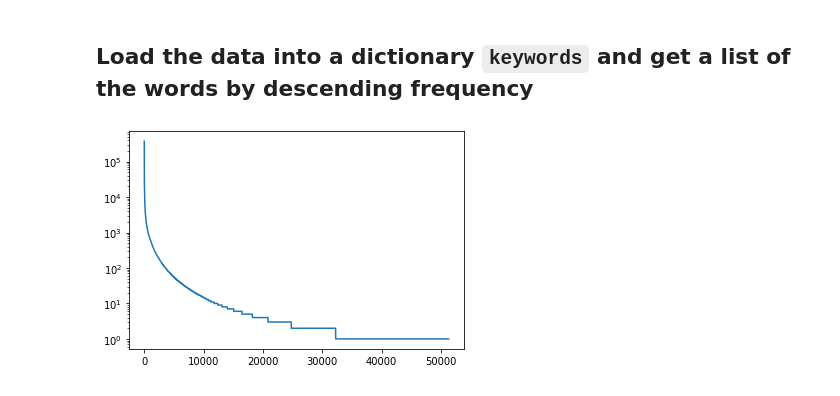
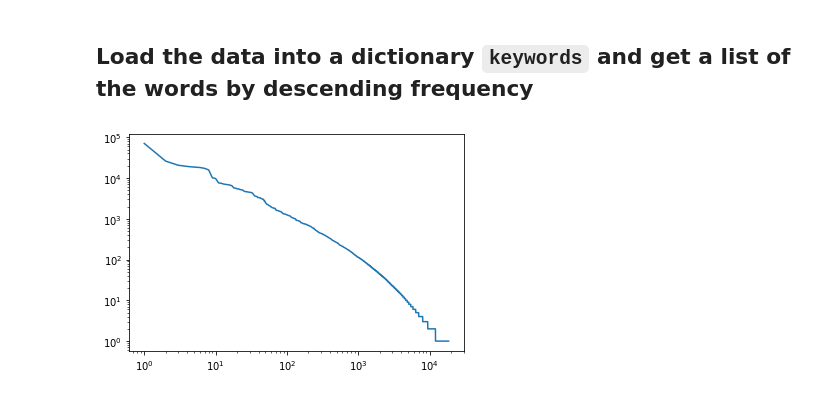
Before and after one commit to Miguel-ASM/LaTeXCounter-py, a Jupyter notebook: STA_papers_2.ipynb, the cells around one changed output. Saved outputs shown, nothing was run; the diff lists cells and outputs as text; code cells hidden in the pictures.

```diff
--- a/STA_papers_2.ipynb
+++ b/STA_papers_2.ipynb
@@ -25,7 +25,11 @@ with open('raw_data.txt','r') as f:
 
 sorted_keywords = sorted(keywords, key = lambda k:(-keywords[k],k))
 # %%
-plt.plot([keywords[word] for word in sorted_keywords])
+plt.plot(
+    range(1,len(keywords)+1),
+    [keywords[word] for word in sorted_keywords]
+)
 plt.yscale('log')
+plt.xscale('log')
 # %% [output]
-[figure, old version]
+[figure, new version]
```
Also changed, not shown: parts of 18 cells of this notebook, 7 other files.
